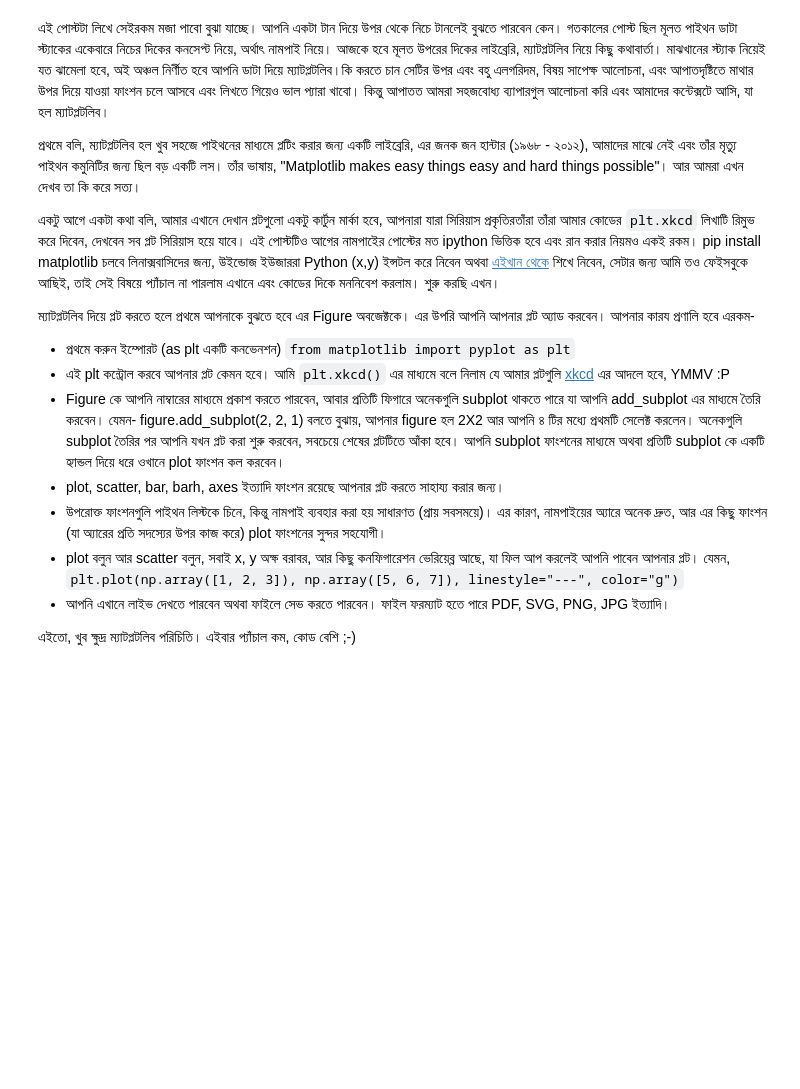
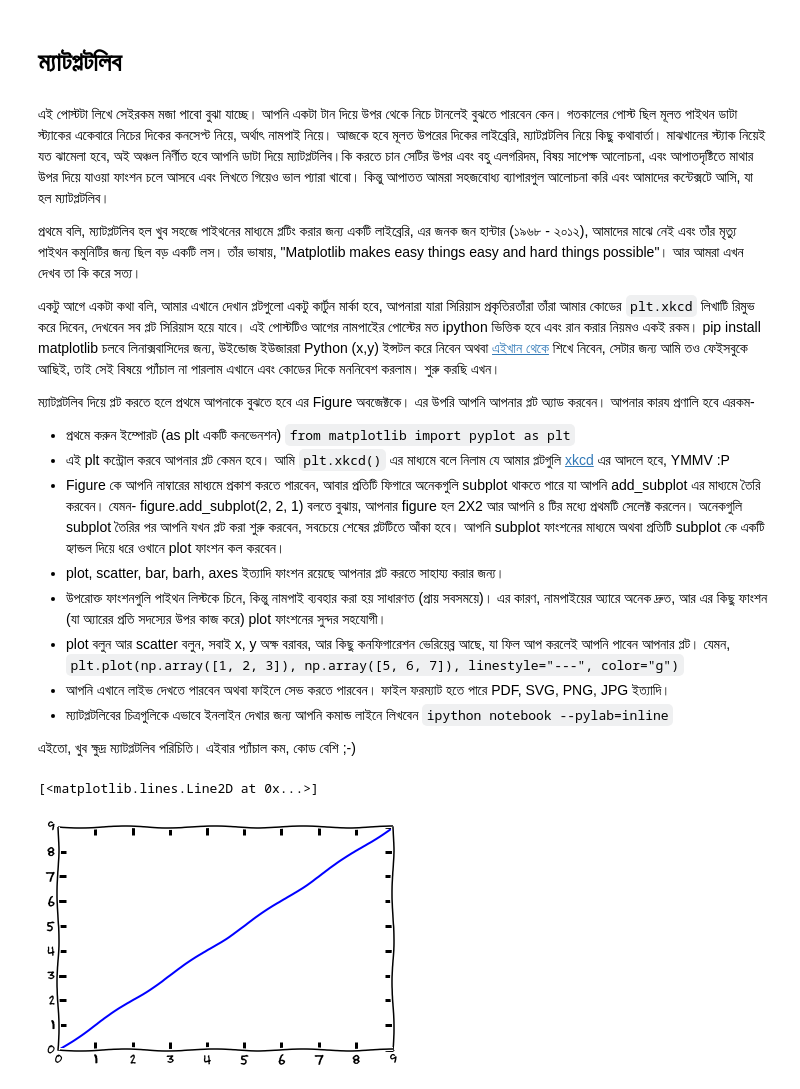
Before and after one commit to code-shoily/data-playground, a Jupyter notebook: ম্যাটপ্লটলিব.ipynb, the cells around one changed output. Drawn from its saved outputs; the diff is of its cells as text; code cells hidden in the pictures; blank space fills up the shorter version.

Commit message:
Finished up matplotlibe

````diff
--- a/ম্যাটপ্লটলিব.ipynb
+++ b/ম্যাটপ্লটলিব.ipynb
@@ -1,3 +1,5 @@
+# %% [markdown]
+# ম্যাটপ্লটলিব
 # %% [markdown]
 এই পোস্টটা লিখে সেইরকম মজা পাবো বুঝা যাচ্ছে। আপনি একটা টান দিয়ে উপর থেকে নিচে টানলেই বুঝতে পারবেন কেন। গতকালের পোস্ট ছিল মূলত পাইথন ডাটা স্ট্যাকের একেবারে নিচের দিকের কনসেপ্ট নিয়ে, অর্থাৎ নামপাই নিয়ে। আজকে হবে মূলত উপরের দিকের লাইব্রেরি, ম্যাটপ্লটলিব নিয়ে কিছু কথাবার্তা। মাঝখানের স্ট্যাক নিয়েই যত ঝামেলা হবে, অই অঞ্চল নির্ণীত হবে আপনি ডাটা দিয়ে ম্যাটপ্লটলিব।কি করতে চান সেটির উপর এবং বহু এলগরিদম, বিষয় সাপেক্ষ আলোচনা, এবং আপাতদৃষ্টিতে মাথার উপর দিয়ে যাওয়া ফাংশন চলে আসবে এবং লিখতে গিয়েও ভাল প্যারা খাবো। কিন্তু আপাতত আমরা সহজবোধ্য ব্যাপারগুল আলোচনা করি এবং আমাদের কন্টেক্সটে আসি, যা হল ম্যাটপ্লটলিব।
 
@@ -14,5 +16,21 @@
 * উপরোক্ত ফাংশনগুলি পাইথন লিস্টকে চিনে, কিন্তু নামপাই ব্যবহার করা হয় সাধারণত (প্রায় সবসময়ে)। এর কারণ, নামপাইয়ের অ্যারে অনেক দ্রুত, আর এর কিছু ফাংশন (যা অ্যারের প্রতি সদস্যের উপর কাজ করে) plot ফাংশনের সুন্দর সহযোগী।
 * plot বলুন আর scatter বলুন, সবাই x, y অক্ষ বরাবর, আর কিছু কনফিগারেশন ভেরিয়েব্ল আছে, যা ফিল আপ করলেই আপনি পাবেন আপনার প্লট। যেমন, ```plt.plot(np.array([1, 2, 3]), np.array([5, 6, 7]), linestyle="---", color="g")```
 * আপনি এখানে লাইভ দেখতে পারবেন অথবা ফাইলে সেভ করতে পারবেন। ফাইল ফরম্যাট হতে পারে PDF, SVG, PNG, JPG ইত্যাদি।
+* ম্যাটপ্লটলিবের চিত্রগুলিকে এভাবে ইনলাইন দেখার জন্য আপনি কমান্ড লাইনে লিখবেন ```ipython notebook --pylab=inline```
 
 এইতো, খুব ক্ষুদ্র ম্যাটপ্লটলিব পরিচিতি। এইবার প্যাঁচাল কম, কোড বেশি ;-)
+# %%
+# একদম সহজ উদাহরণ, পাইথন লিস্টের মাধ্যমে!!!
+
+import random
+import math
+
+import numpy as np
+from matplotlib import pyplot as plt
+
+plt.xkcd() # এই লাইনটিকে সরিয়ে দিন যদি কার্টুন না চান :P
+
+plt.plot(range(10), range(10)) # ১ - ১ ম্যাপিং হয় প্রথম ও দ্বিতীয় প্যারামেটারের মধ্যে
+# %% [output]
+[<matplotlib.lines.Line2D at 0x...>]
+[figure, added]
````
Also changed, not shown: parts of 15 cells of this notebook.
